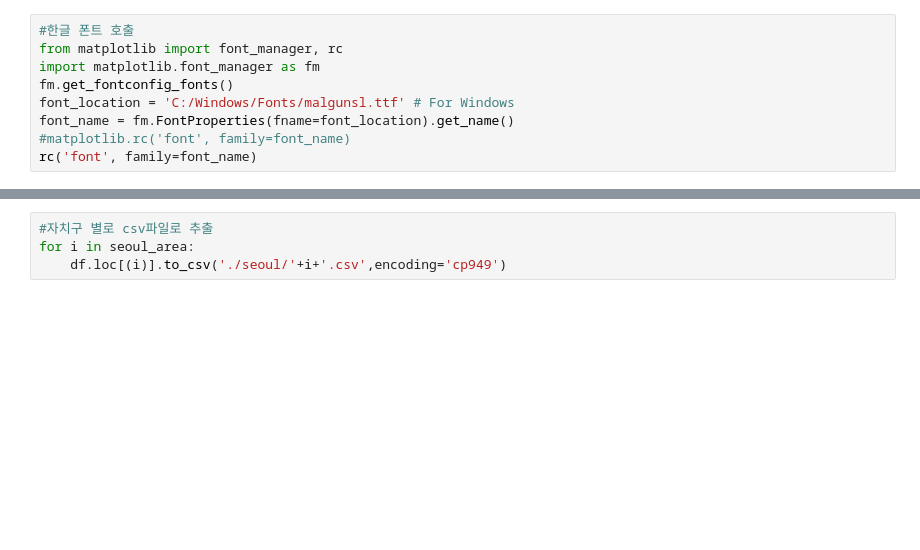
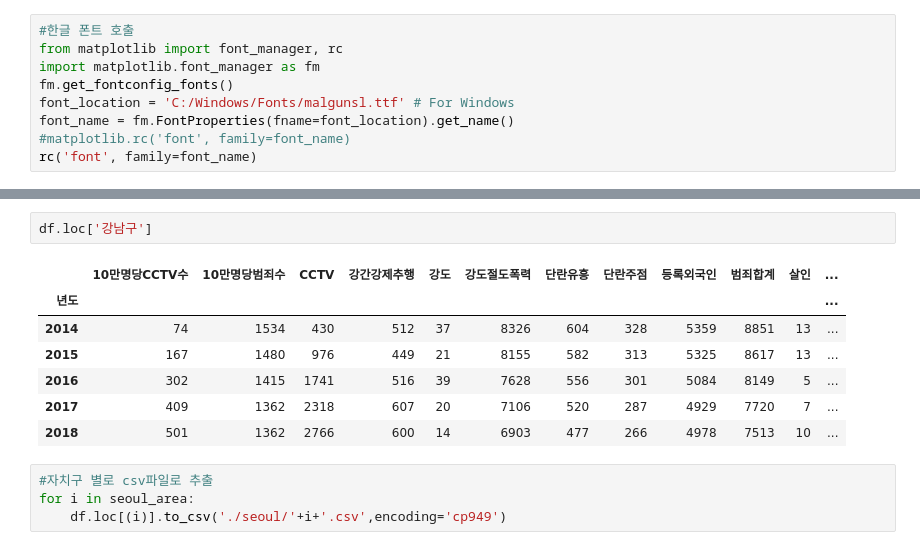
Before and after one commit to madfalc0n/Image-analysis-and-develope, a Jupyter notebook: project/main/1.Exploratory_Data_Analysis_1.ipynb, the cells around one changed output, grey strips where cells are left out. Saved outputs shown, nothing was run; the diff lists cells and outputs as text; blank space fills up the shorter version.

```diff
--- a/project/main/1.Exploratory_Data_Analysis.ipynb
+++ b/project/main/1.Exploratory_Data_Analysis_1.ipynb
@@ -67,3 +95,13 @@ seoul_area = list(set(seoul_area))
+# %%
+df.loc['강남구']
+# %% [output]
+|  | 10만명당CCTV수 | 10만명당범죄수 | CCTV | 강간강제추행 | 강도 | 강도절도폭력 | 단란유흥 | 단란주점 | 등록외국인 | 범죄합계 | 살인 | ... |
+| 년도 |  |  |  |  |  |  |  |  |  |  |  | ... |
+| 2014 | 74 | 1534 | 430 | 512 | 37 | 8326 | 604 | 328 | 5359 | 8851 | 13 | ... |
+| 2015 | 167 | 1480 | 976 | 449 | 21 | 8155 | 582 | 313 | 5325 | 8617 | 13 | ... |
+| 2016 | 302 | 1415 | 1741 | 516 | 39 | 7628 | 556 | 301 | 5084 | 8149 | 5 | ... |
+| 2017 | 409 | 1362 | 2318 | 607 | 20 | 7106 | 520 | 287 | 4929 | 7720 | 7 | ... |
+| 2018 | 501 | 1362 | 2766 | 600 | 14 | 6903 | 477 | 266 | 4978 | 7513 | 10 | ... |
 # %%
 #자치구 별로 csv파일로 추출
 for i in seoul_area:
```
Also changed, not shown: parts of 8 cells of this notebook, 47 other files.
